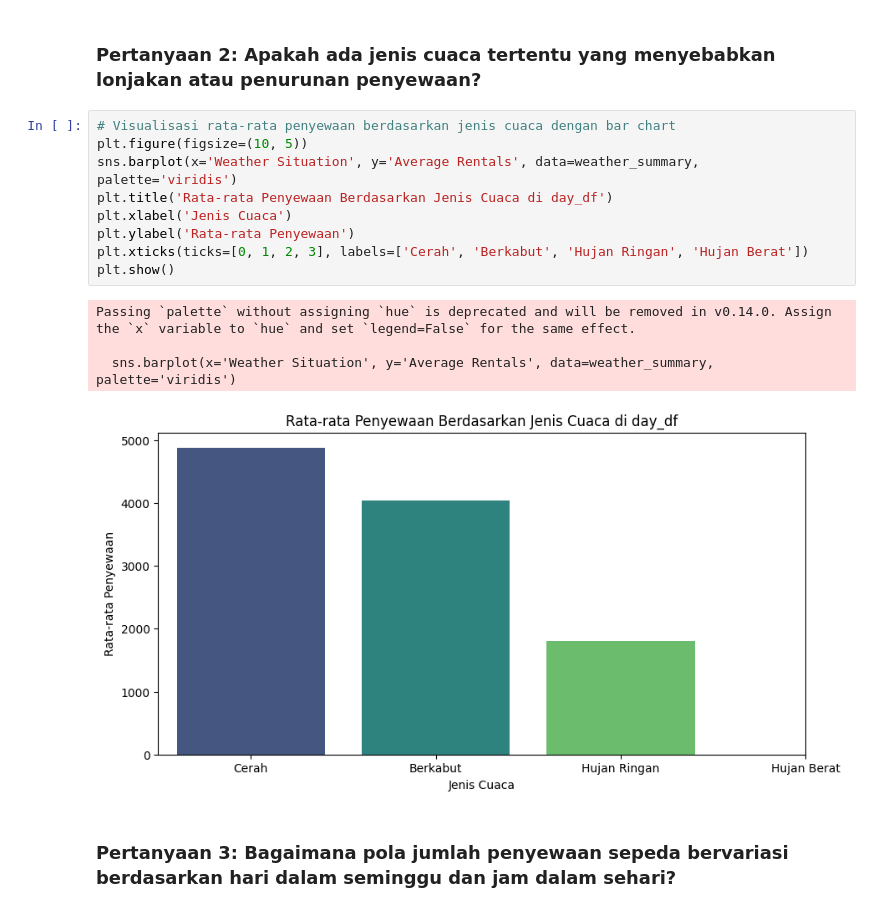
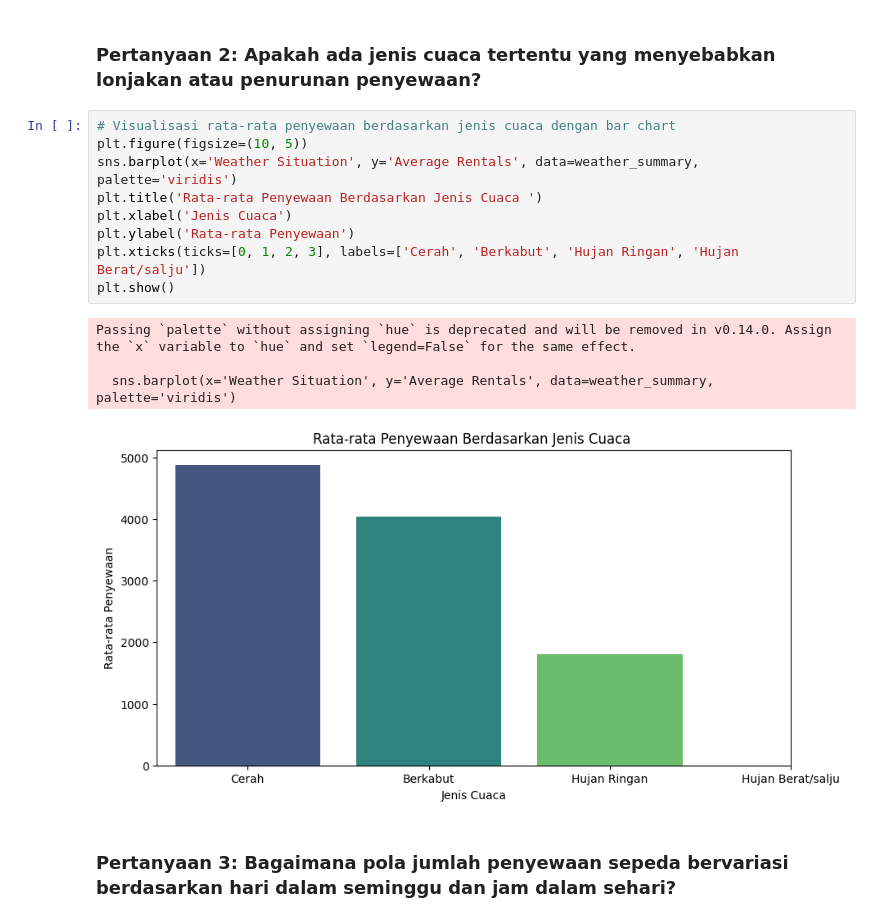
Before and after one commit to ThirafiQaedi/ThirafiQaedi-Dicoding_Belajar-Analisis-Data-dengan-Python_Proyek-Analisis-Data-Bike-Sharing, a Jupyter notebook: notebook.ipynb, the cells around one changed output. Saved outputs shown, nothing was run; the diff lists cells and outputs as text.

```diff
--- a/notebook.ipynb
+++ b/notebook.ipynb
@@ -495,17 +495,17 @@ plt.show()
 # %%
 # Visualisasi rata-rata penyewaan berdasarkan jenis cuaca dengan bar chart
 plt.figure(figsize=(10, 5))
 sns.barplot(x='Weather Situation', y='Average Rentals', data=weather_summary, palette='viridis')
-plt.title('Rata-rata Penyewaan Berdasarkan Jenis Cuaca di day_df')
+plt.title('Rata-rata Penyewaan Berdasarkan Jenis Cuaca ')
 plt.xlabel('Jenis Cuaca')
 plt.ylabel('Rata-rata Penyewaan')
-plt.xticks(ticks=[0, 1, 2, 3], labels=['Cerah', 'Berkabut', 'Hujan Ringan', 'Hujan Berat'])
+plt.xticks(ticks=[0, 1, 2, 3], labels=['Cerah', 'Berkabut', 'Hujan Ringan', 'Hujan Berat/salju'])
 plt.show()
 # %% [output]
 Passing `palette` without assigning `hue` is deprecated and will be removed in v0.14.0. Assign the `x` variable to `hue` and set `legend=False` for the same effect.
 
   sns.barplot(x='Weather Situation', y='Average Rentals', data=weather_summary, palette='viridis')
-[figure, old version]
+[figure, new version]
 # %% [markdown]
 ### Pertanyaan 3: Bagaimana pola jumlah penyewaan sepeda bervariasi berdasarkan hari dalam seminggu dan jam dalam sehari?
 # %%
```
Also changed, not shown: parts of 3 cells of this notebook.
